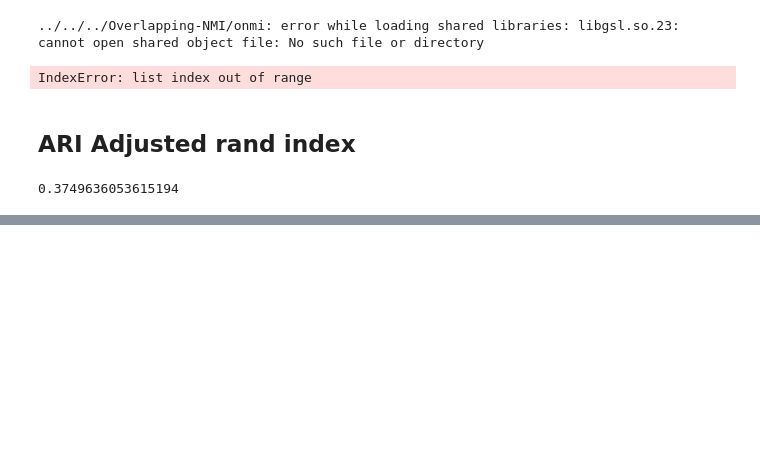
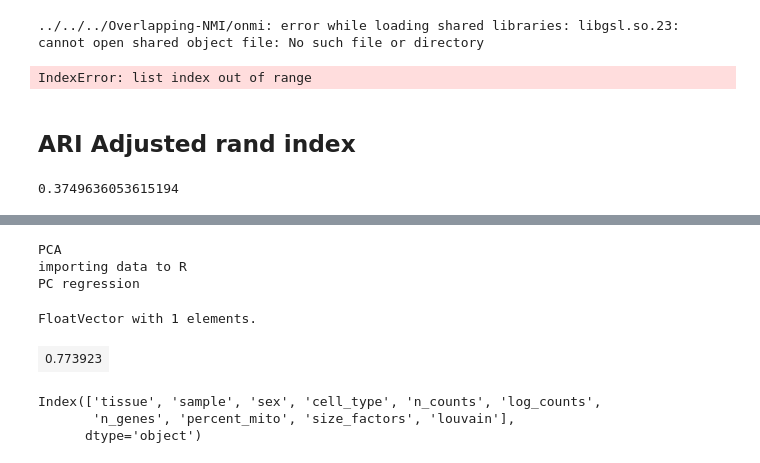
Before and after one commit to theislab/scib, a Jupyter notebook: notebooks/metrics/comparison.ipynb, the cells around one changed output, grey strips where cells are left out. Drawn from its saved outputs; the diff is of its cells as text; code cells hidden in the pictures; blank space fills up the shorter version.

```diff
--- a/notebooks/metrics/comparison.ipynb
+++ b/notebooks/metrics/comparison.ipynb
@@ -104,0 +320,14 @@ scIB.metrics.ari(adata, group1='cell_type', group2='louvain')
+# %%
+pc_regression_old(adata.X, adata.obs['log_counts'])
+# %% [output]
+PCA
+importing data to R
+PC regression
+FloatVector with 1 elements.
+| 0.773923 |
+# %%
+adata.obs.columns
+# %% [output]
+Index(['tissue', 'sample', 'sex', 'cell_type', 'n_counts', 'log_counts',
+       'n_genes', 'percent_mito', 'size_factors', 'louvain'],
+      dtype='object')
```
Also changed, not shown: parts of 18 cells of this notebook, 1 other file.
